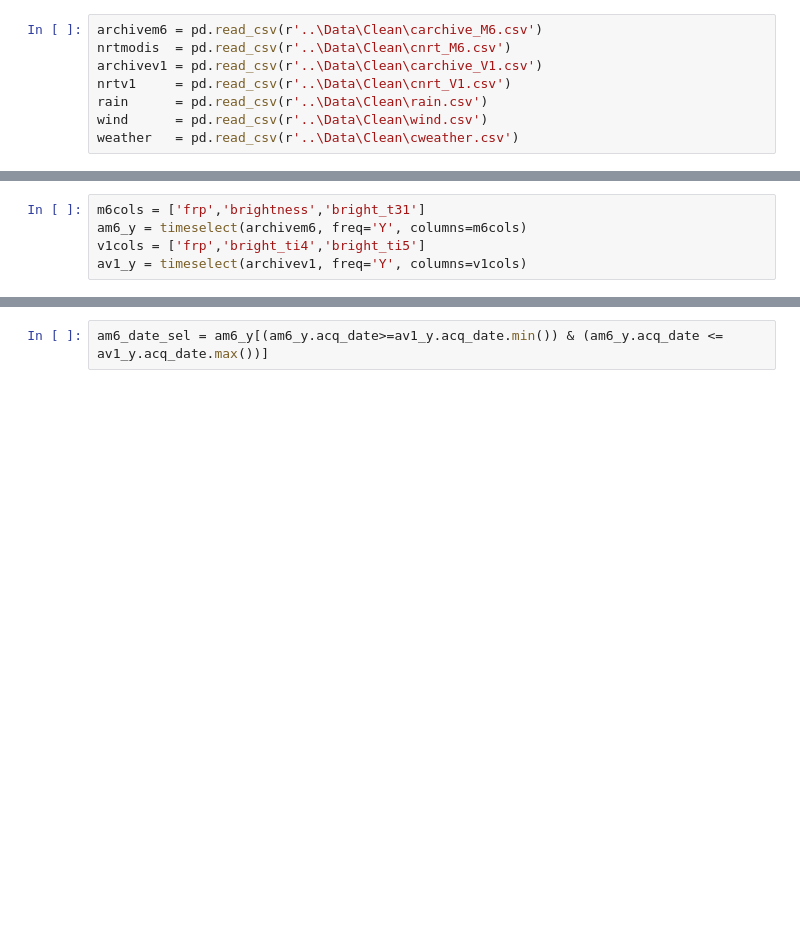
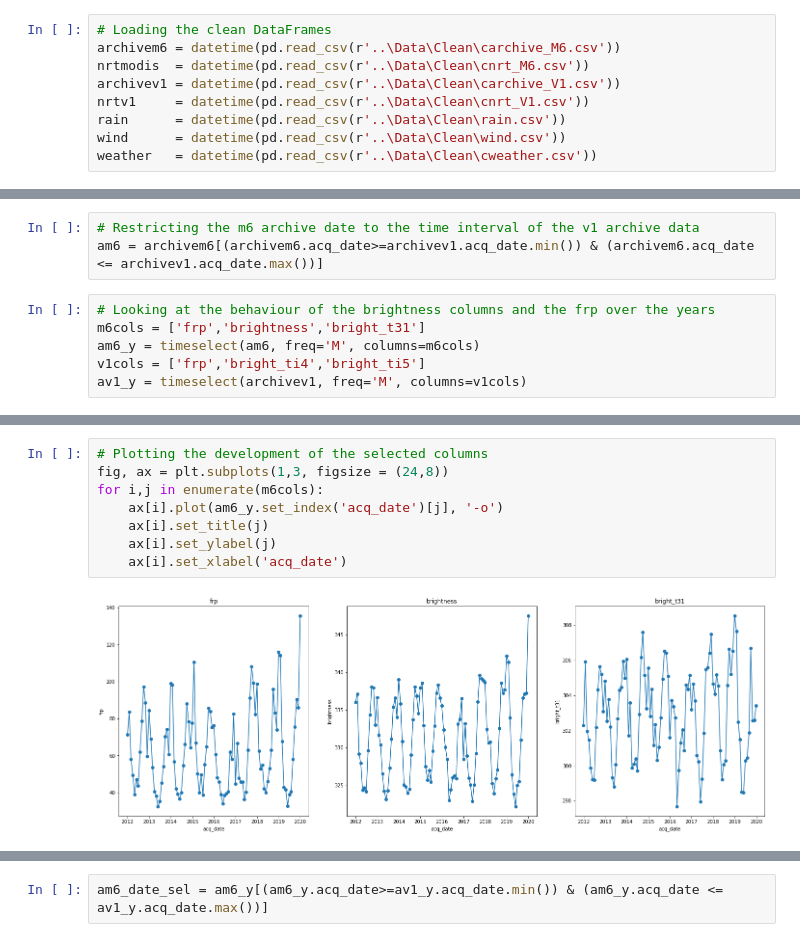
Before and after one commit to johannas/AustralienFiresFromSpace_Schoeggl_Vorauer, a Jupyter notebook: Notebooks/eda-Copy1.ipynb, the cells around one changed output, grey strips where cells are left out. Cells and saved outputs as stored; diff of their text form; blank space fills up the shorter version.

```diff
--- a/Notebooks/eda-Copy1.ipynb
+++ b/Notebooks/eda-Copy1.ipynb
@@ -11,8 +11,9 @@ from Function_Definitions import *
 # %%
-archivem6 = pd.read_csv(r'..\Data\Clean\carchive_M6.csv')
-nrtmodis  = pd.read_csv(r'..\Data\Clean\cnrt_M6.csv')
-archivev1 = pd.read_csv(r'..\Data\Clean\carchive_V1.csv')
-nrtv1     = pd.read_csv(r'..\Data\Clean\cnrt_V1.csv')
-rain      = pd.read_csv(r'..\Data\Clean\rain.csv')
-wind      = pd.read_csv(r'..\Data\Clean\wind.csv')
-weather   = pd.read_csv(r'..\Data\Clean\cweather.csv')
+# Loading the clean DataFrames
+archivem6 = datetime(pd.read_csv(r'..\Data\Clean\carchive_M6.csv'))
+nrtmodis  = datetime(pd.read_csv(r'..\Data\Clean\cnrt_M6.csv'))
+archivev1 = datetime(pd.read_csv(r'..\Data\Clean\carchive_V1.csv'))
+nrtv1     = datetime(pd.read_csv(r'..\Data\Clean\cnrt_V1.csv'))
+rain      = datetime(pd.read_csv(r'..\Data\Clean\rain.csv'))
+wind      = datetime(pd.read_csv(r'..\Data\Clean\wind.csv'))
+weather   = datetime(pd.read_csv(r'..\Data\Clean\cweather.csv'))
@@ -21,5 +20,9 @@ weather   = pd.read_csv(r'..\Data\Clean\cweather.csv')
+# %%
+# Restricting the m6 archive date to the time interval of the v1 archive data
+am6 = archivem6[(archivem6.acq_date>=archivev1.acq_date.min()) & (archivem6.acq_date <= archivev1.acq_date.max())]
 # %%
+# Looking at the behaviour of the brightness columns and the frp over the years
 m6cols = ['frp','brightness','bright_t31']
-am6_y = timeselect(archivem6, freq='Y', columns=m6cols)
+am6_y = timeselect(am6, freq='M', columns=m6cols)
 v1cols = ['frp','bright_ti4','bright_ti5']
-av1_y = timeselect(archivev1, freq='Y', columns=v1cols)
+av1_y = timeselect(archivev1, freq='M', columns=v1cols)
@@ -25,0 +37,10 @@ av1_y = timeselect(archivev1, freq='Y', columns=v1cols)
+# %%
+# Plotting the development of the selected columns
+fig, ax = plt.subplots(1,3, figsize = (24,8))
+for i,j in enumerate(m6cols):
+    ax[i].plot(am6_y.set_index('acq_date')[j], '-o')
+    ax[i].set_title(j)
+    ax[i].set_ylabel(j)
+    ax[i].set_xlabel('acq_date')
+# %% [output]
+[figure, added]
```
Also changed, not shown: parts of 27 cells of this notebook, 1 other file.
